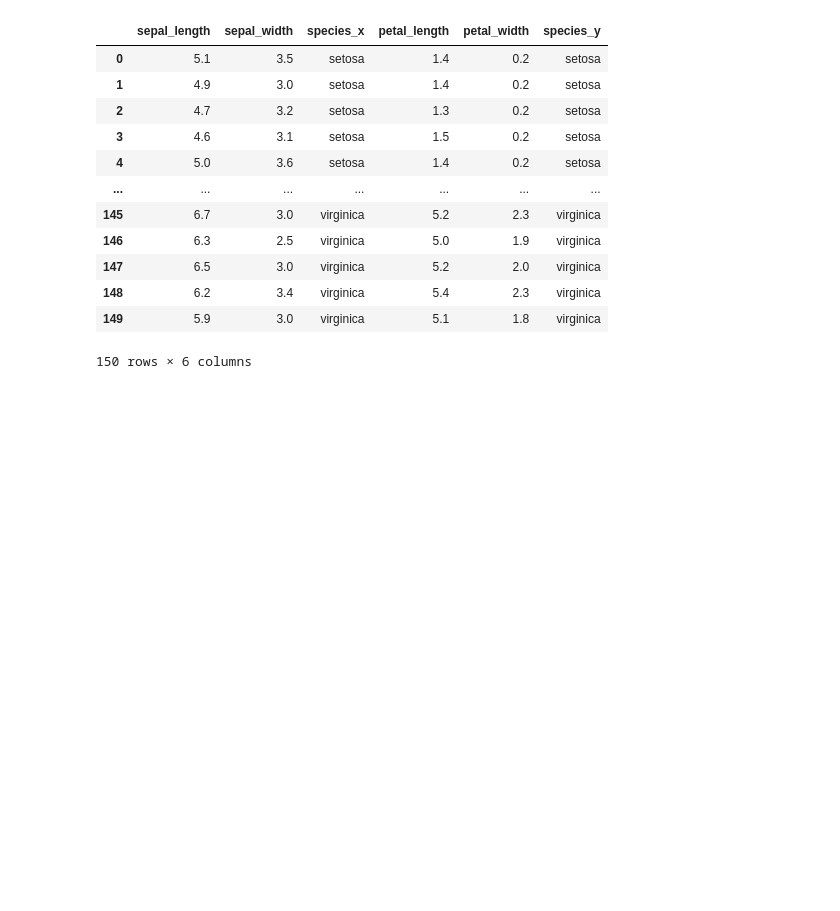
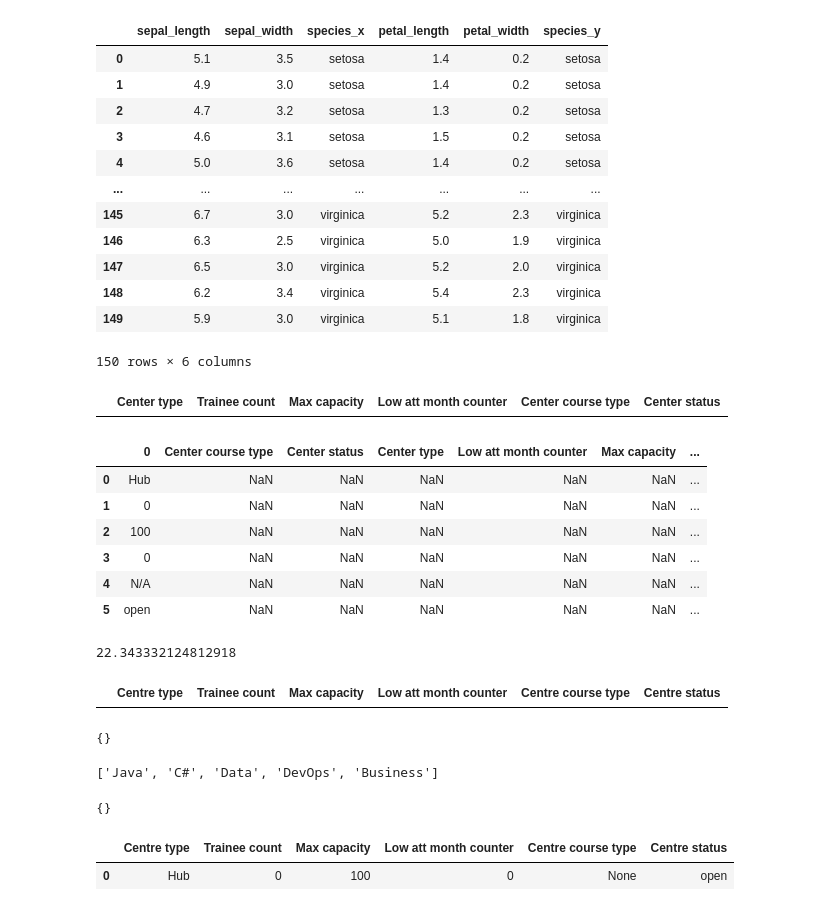
Before and after one commit to LukeSillifant/Data21Notes, a Jupyter notebook: Pandas Data 21.ipynb, the cells around one changed output. Cells and saved outputs as stored; diff of their text form; code cells hidden in the pictures; blank space fills up the shorter version.

```diff
--- a/Pandas Data 21.ipynb
+++ b/Pandas Data 21.ipynb
@@ -566,3 +569,80 @@ merge
 | 148 | 6.2 | 3.4 | virginica | 5.4 | 2.3 | virginica |
 | 149 | 5.9 | 3.0 | virginica | 5.1 | 1.8 | virginica |
 150 rows × 6 columns
+# %%
+centers = pd.DataFrame(columns=["Center type", "Trainee count", "Max capacity", "Low att month counter", "Center course type", "Center status"])
+center_types = {'Boot camp': 0, 'Hub': 0, 'Tech': {'Java': 0, 'C sharp': 0, 'Data': 0, 'DevOps': 0, 'Business': 0}}
+
+tech_center_type = random.choice(['Java', 'C sharp', 'Data', 'DevOps', 'Business'])
+
+hub_template = pd.DataFrame(['Hub', 0, 100, 0, 'N/A', 'open'])
+boot_camp_template = pd.DataFrame(['Boot camp', 0, 500, 0, 'N/A', 'open'])
+tech_center = pd.DataFrame(['Tech center', 0, 200, 0, 'f{tech_center_type}', 'open'])
+
+centers.iloc[0:0]
+
+centers
+# %% [output]
+|  | Center type | Trainee count | Max capacity | Low att month counter | Center course type | Center status |
+# %%
+centers = pd.concat([centers, hub_template], axis = 0, ignore_index = True)
+centers
+# %% [output]
+|  | 0 | Center course type | Center status | Center type | Low att month counter | Max capacity | ... |
+| 0 | Hub | NaN | NaN | NaN | NaN | NaN | ... |
+| 1 | 0 | NaN | NaN | NaN | NaN | NaN | ... |
+| 2 | 100 | NaN | NaN | NaN | NaN | NaN | ... |
+| 3 | 0 | NaN | NaN | NaN | NaN | NaN | ... |
+| 4 | N/A | NaN | NaN | NaN | NaN | NaN | ... |
+| 5 | open | NaN | NaN | NaN | NaN | NaN | ... |
+# %%
+min_trainees = 20
+max_trainees = 30
+new_train_mean = (min_trainees + max_trainees)/2.0
+new_train_stdev = (new_train_mean - min_trainees)/3.0
+num_new_trainees = float(stats.truncnorm.rvs(
+(min_trainees-new_train_mean)/new_train_stdev,
+(max_trainees-new_train_mean)/new_train_stdev,
+loc=new_train_mean, scale=new_train_stdev, size=1))
+num_new_trainees
+# %% [output]
+22.343332124812918
+# %%
+centres_df = pd.DataFrame(columns=['Centre type', 'Trainee count', 'Max capacity', 'Low att month counter',
+                                                'Centre course type', 'Centre status'])
+
+centres_df.iloc[0:0]
+
+available_centre_types = ['Boot camp', 'Hub', 'Tech centre']
+available_tech_centre_types = ['Java', 'C#', 'Data', 'DevOps', 'Business']
+
+centres_df
+# %% [output]
+|  | Centre type | Trainee count | Max capacity | Low att month counter | Centre course type | Centre status |
+# %%
+counted_tech_centre_types = dict(Counter(centres_df['Centre course type']))
+
+counted_tech_centre_types
+# %% [output]
+{}
+# %%
+for k, v in counted_tech_centre_types.items():
+    if k in self.available_tech_centre_types and v >= 1:
+        self.available_tech_centre_types.remove(k)
+
+available_tech_centre_types
+# %% [output]
+['Java', 'C#', 'Data', 'DevOps', 'Business']
+# %%
+counted_centre_types = dict(Counter(centres_df['Centre type']))
+counted_centre_types
+# %% [output]
+{}
+# %%
+hub_template = [{'Centre type': 'Hub', 'Trainee count': 0, 'Max capacity': 100, 'Low att month counter': 0,
+                         'Centre course type': 'None', 'Centre status': 'open'}]
+centres_df = centres_df.append(hub_template, ignore_index=True)
+centres_df
+# %% [output]
+|  | Centre type | Trainee count | Max capacity | Low att month counter | Centre course type | Centre status |
+| 0 | Hub | 0 | 100 | 0 | None | open |
```
Also changed, not shown: parts of 2 cells of this notebook, 2 other files.
